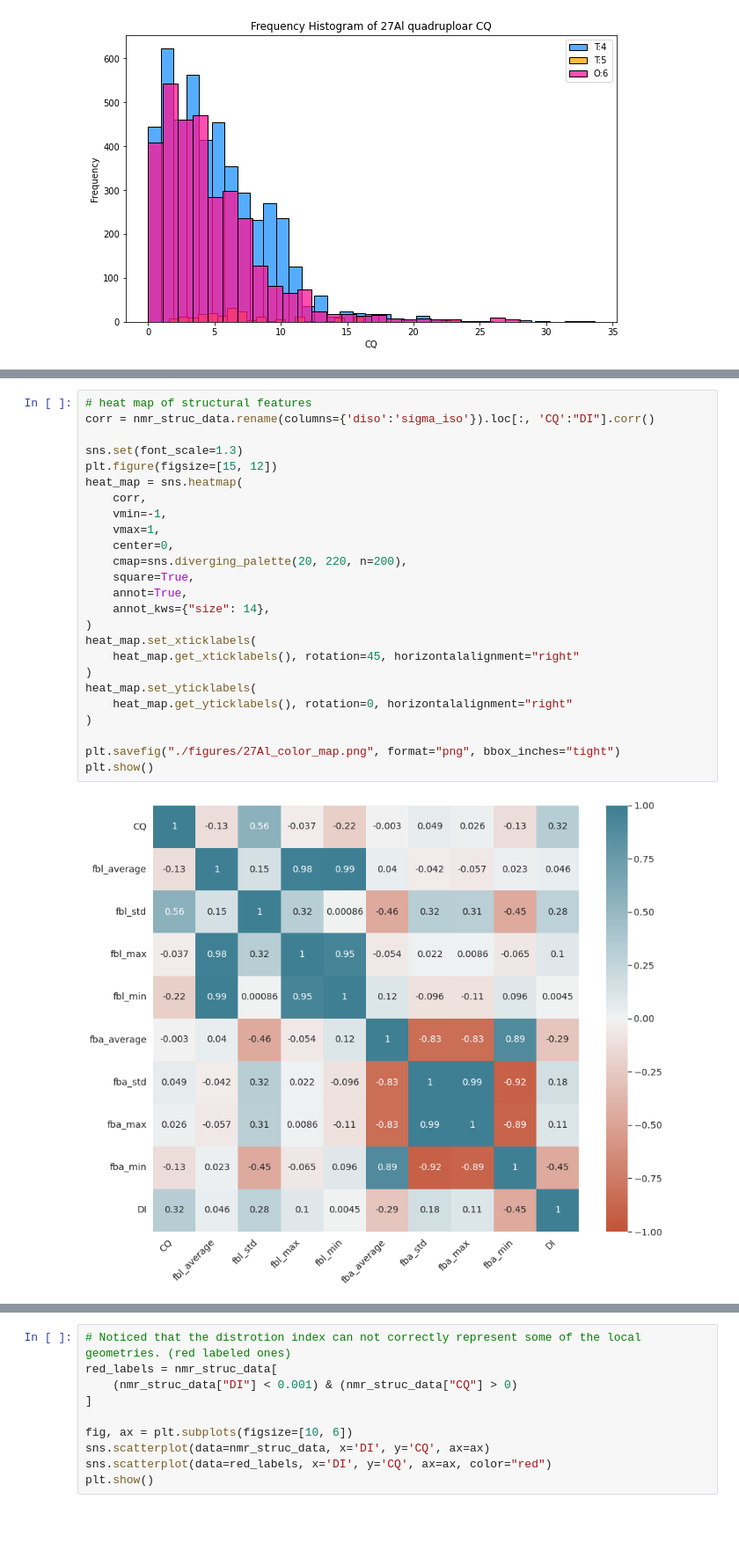
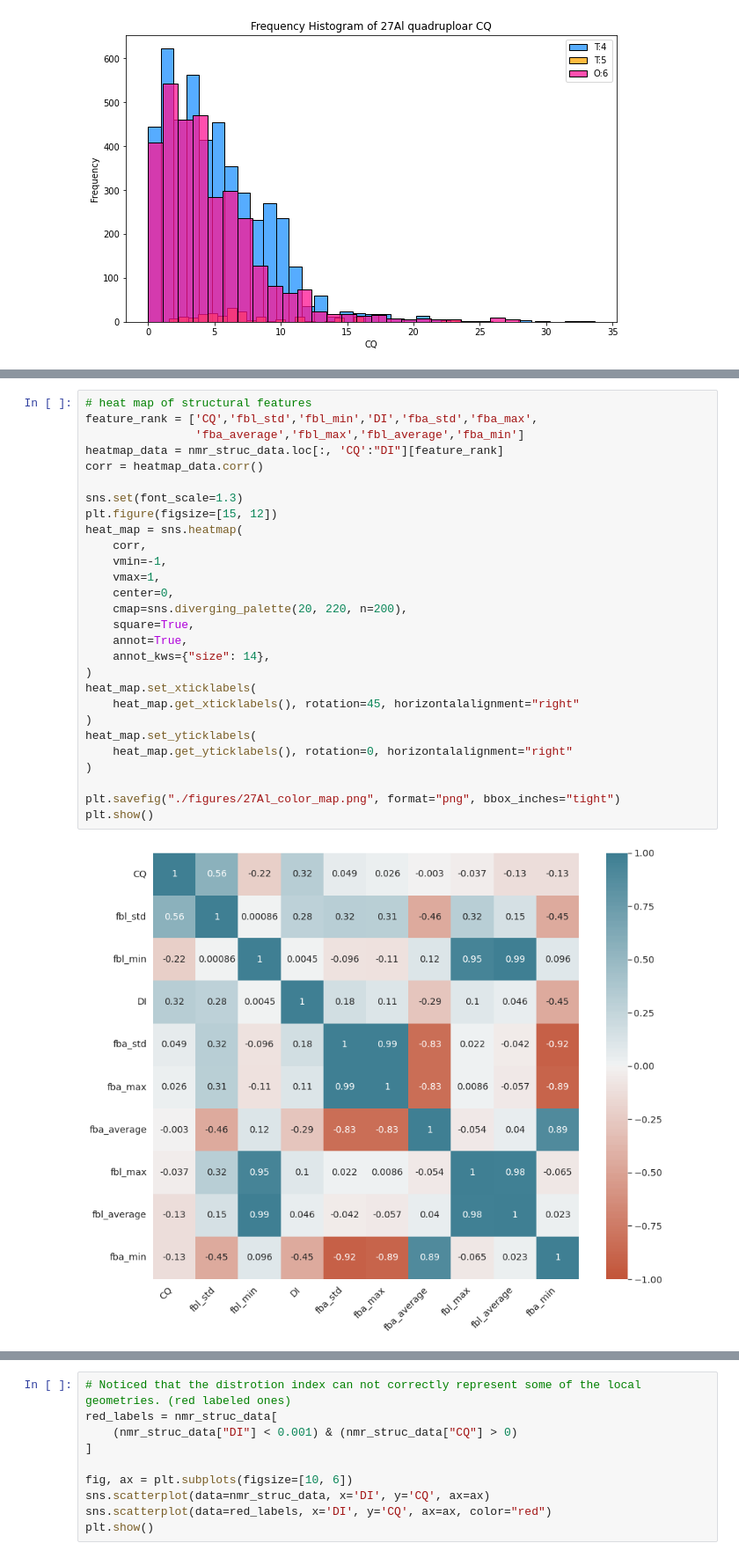
Before and after one commit to wushanyun64/27Al_CQ_prediction, a Jupyter notebook: Example_model_training.ipynb, the cells around one changed output, grey strips where cells are left out. Shown at 88% size. Saved outputs shown, nothing was run; the diff lists cells and outputs as text; blank space fills up the shorter version.

```diff
--- a/Example_model_training.ipynb
+++ b/Example_model_training.ipynb
@@ -177,30 +184,33 @@ number of sites with T:4 is:  4696
 # %%
 # heat map of structural features
-corr = nmr_struc_data.rename(columns={'diso':'sigma_iso'}).loc[:, 'CQ':"DI"].corr()
+feature_rank = ['CQ','fbl_std','fbl_min','DI','fba_std','fba_max',
+                'fba_average','fbl_max','fbl_average','fba_min']
+heatmap_data = nmr_struc_data.loc[:, 'CQ':"DI"][feature_rank]
+corr = heatmap_data.corr()
 
 sns.set(font_scale=1.3)
 plt.figure(figsize=[15, 12])
 heat_map = sns.heatmap(
     corr,
     vmin=-1,
     vmax=1,
     center=0,
     cmap=sns.diverging_palette(20, 220, n=200),
     square=True,
     annot=True,
     annot_kws={"size": 14},
 )
 heat_map.set_xticklabels(
     heat_map.get_xticklabels(), rotation=45, horizontalalignment="right"
 )
 heat_map.set_yticklabels(
     heat_map.get_yticklabels(), rotation=0, horizontalalignment="right"
 )
 
 plt.savefig("./figures/27Al_color_map.png", format="png", bbox_inches="tight")
 plt.show()
 # %% [output]
-[figure, old version]
+[figure, new version]
 # %%
 #replot without high correlation features: fba_std,fba_max,fba_min,fbl_max,fbl_min
 
```
Also changed, not shown: parts of 21 cells of this notebook, 5 other files.
